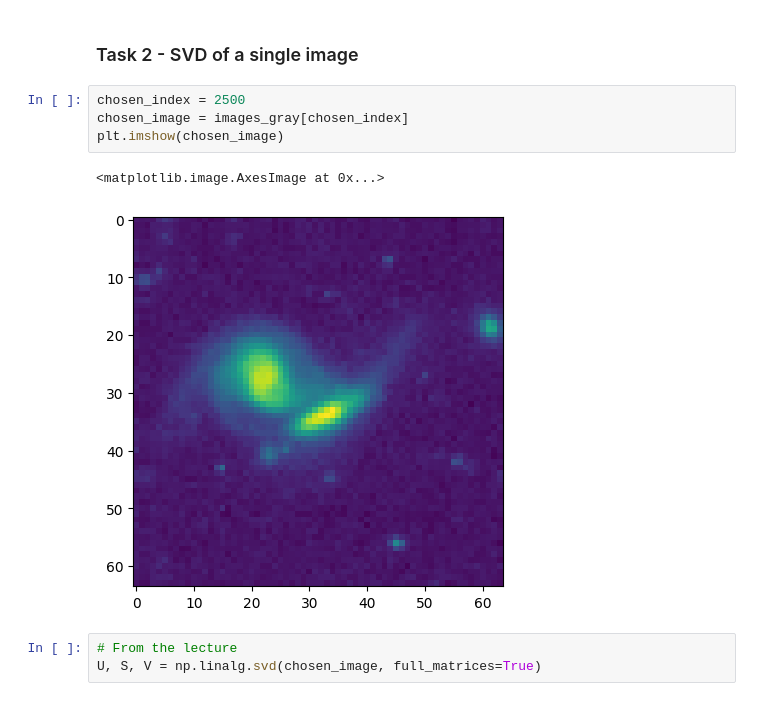
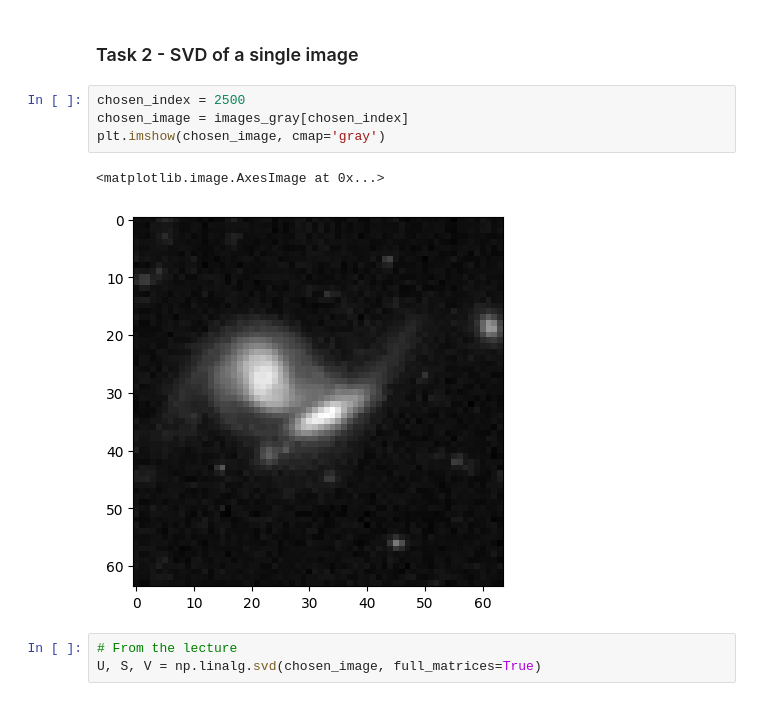
Before and after one commit to eiseleb47/DataScience, a Jupyter notebook: Worksheet_3/1-3.ipynb, the cells around one changed output. Drawn from its saved outputs; the diff is of its cells as text.

```diff
--- a/Worksheet_3/1-3.ipynb
+++ b/Worksheet_3/1-3.ipynb
@@ -62,10 +63,10 @@ plt.show()
 # %%
 chosen_index = 2500
 chosen_image = images_gray[chosen_index]
-plt.imshow(chosen_image)
+plt.imshow(chosen_image, cmap='gray')
 # %% [output]
 <matplotlib.image.AxesImage at 0x...>
-[figure, old version]
+[figure, new version]
 # %%
 # From the lecture
 U, S, V = np.linalg.svd(chosen_image, full_matrices=True)
```
Also changed, not shown: parts of 6 cells of this notebook, 1 other file.
